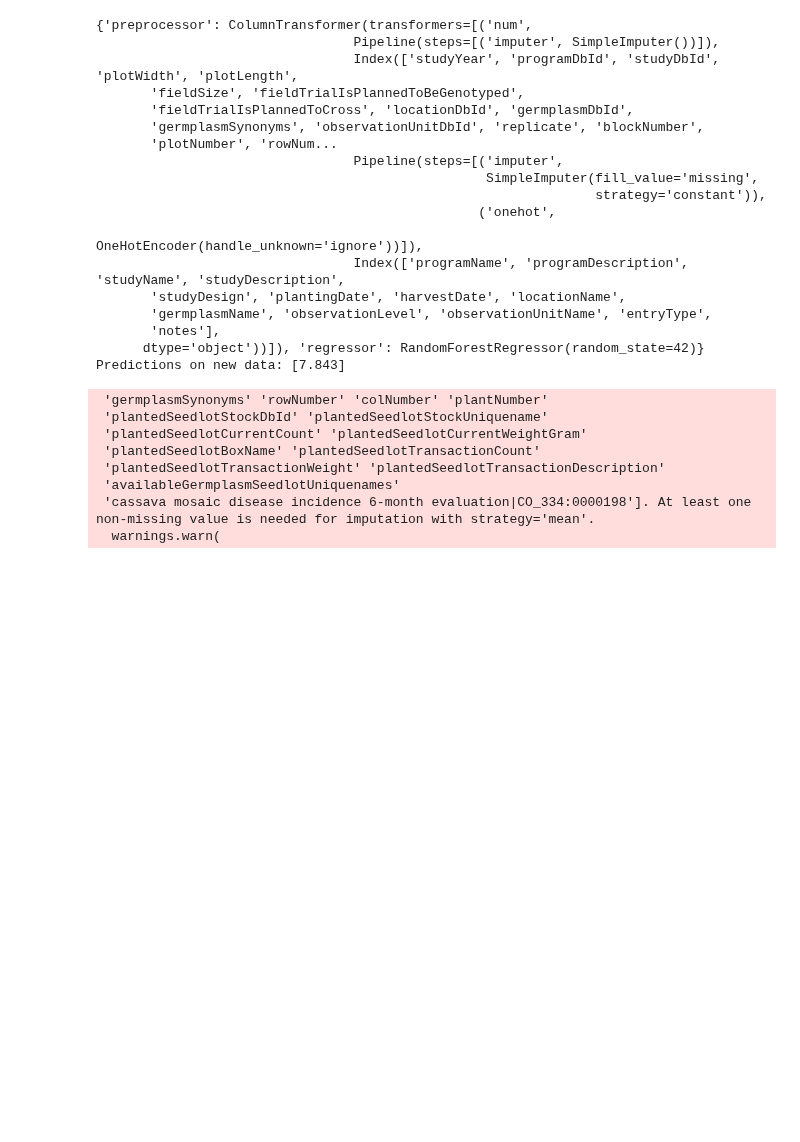
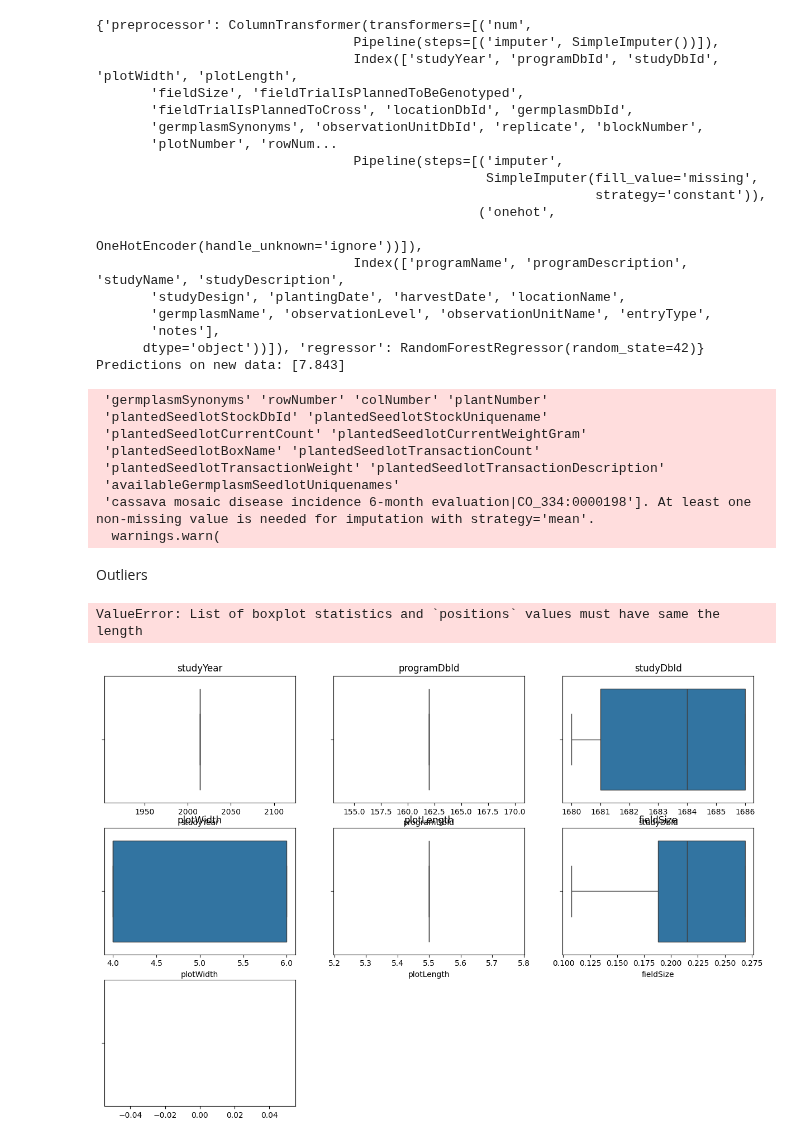
Before and after one commit to Tosin5S/yield, a Jupyter notebook: cyps_2.ipynb, the cells around one changed output. Saved outputs shown, nothing was run; the diff lists cells and outputs as text; code cells hidden in the pictures; blank space fills up the shorter version.

```diff
--- a/cyps_2.ipynb
+++ b/cyps_2.ipynb
@@ -1209,0 +1424,34 @@ Predictions on new data: [7.843]
+# %% [markdown]
+Outliers
+# %%
+import pandas as pd
+import matplotlib.pyplot as plt
+import seaborn as sns
+
+# Load the dataset
+df = pd.read_csv("/content/drive/MyDrive/01_December/DDIS/Data/Uniform_Yield_Trial/uncleaned/Data/uncleaned_merged_phenotype_download.csv")
+
+# Identify numerical columns
+numerical_columns = df.select_dtypes(include=['float64', 'int64']).columns
+
+# Plot boxplots for each numerical feature to visually inspect for outliers
+plt.figure(figsize=(15, 10))
+for i, col in enumerate(numerical_columns, 1):
+    plt.subplot(3, 3, i)
+    sns.boxplot(x=df[col])
+    plt.title(col)
+plt.tight_layout()
+plt.show()
+
+# Calculate outliers using the IQR method for each numerical column
+for col in numerical_columns:
+    Q1 = df[col].quantile(0.25)
+    Q3 = df[col].quantile(0.75)
+    IQR = Q3 - Q1
+    lower_bound = Q1 - 1.5 * IQR
+    upper_bound = Q3 + 1.5 * IQR
+    outliers = df[(df[col] < lower_bound) | (df[col] > upper_bound)]
+    print(f"{col}: {len(outliers)} outliers detected")
+# %% [output]
+ValueError: List of boxplot statistics and `positions` values must have same the length
+[figure, added]
```
Also changed, not shown: parts of 12 cells of this notebook.
